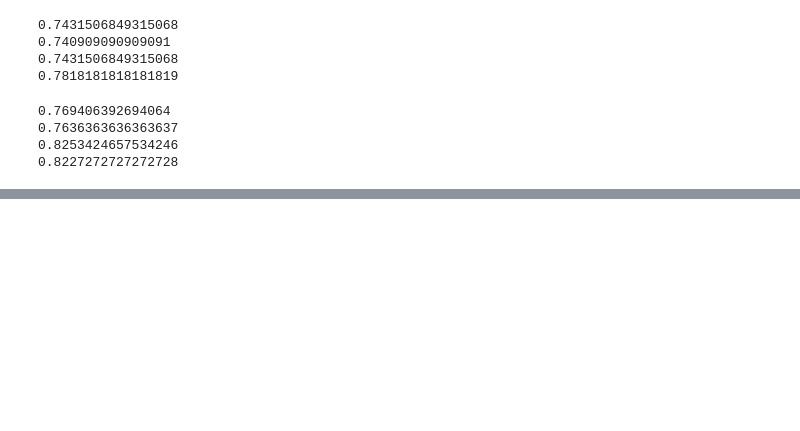
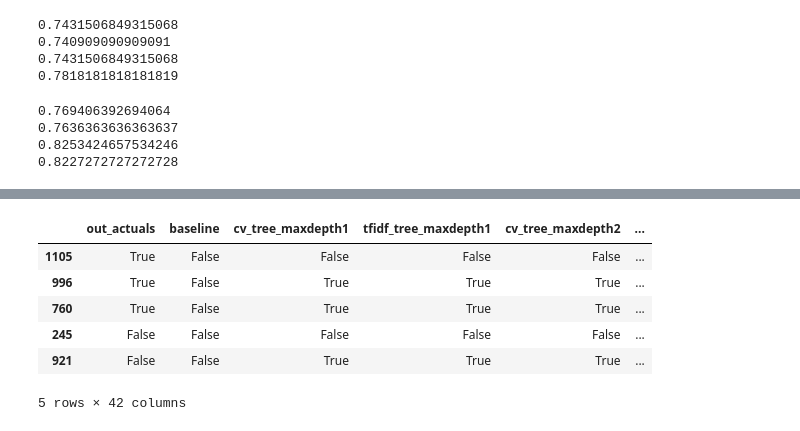
Before and after one commit to lets-talk-codeup/github-guesser, a Jupyter notebook: model_notebook_jake.ipynb, the cells around one changed output, grey strips where cells are left out. Cells and saved outputs as stored; diff of their text form; code cells hidden in the pictures; blank space fills up the shorter version.

```diff
--- a/model_notebook_jake.ipynb
+++ b/model_notebook_jake.ipynb
@@ -257,0 +280,10 @@ cv_df = pd.DataFrame(bag_of_words.todense(), columns=cv.get_feature_names())
+# %%
+y_validate_preds.head()
+# %% [output]
+|  | out_actuals | baseline | cv_tree_maxdepth1 | tfidf_tree_maxdepth1 | cv_tree_maxdepth2 | ... |
+| 1105 | True | False | False | False | False | ... |
+| 996 | True | False | True | True | True | ... |
+| 760 | True | False | True | True | True | ... |
+| 245 | False | False | False | False | False | ... |
+| 921 | False | False | True | True | True | ... |
+5 rows × 42 columns
```
Also changed, not shown: parts of 6 cells of this notebook.
